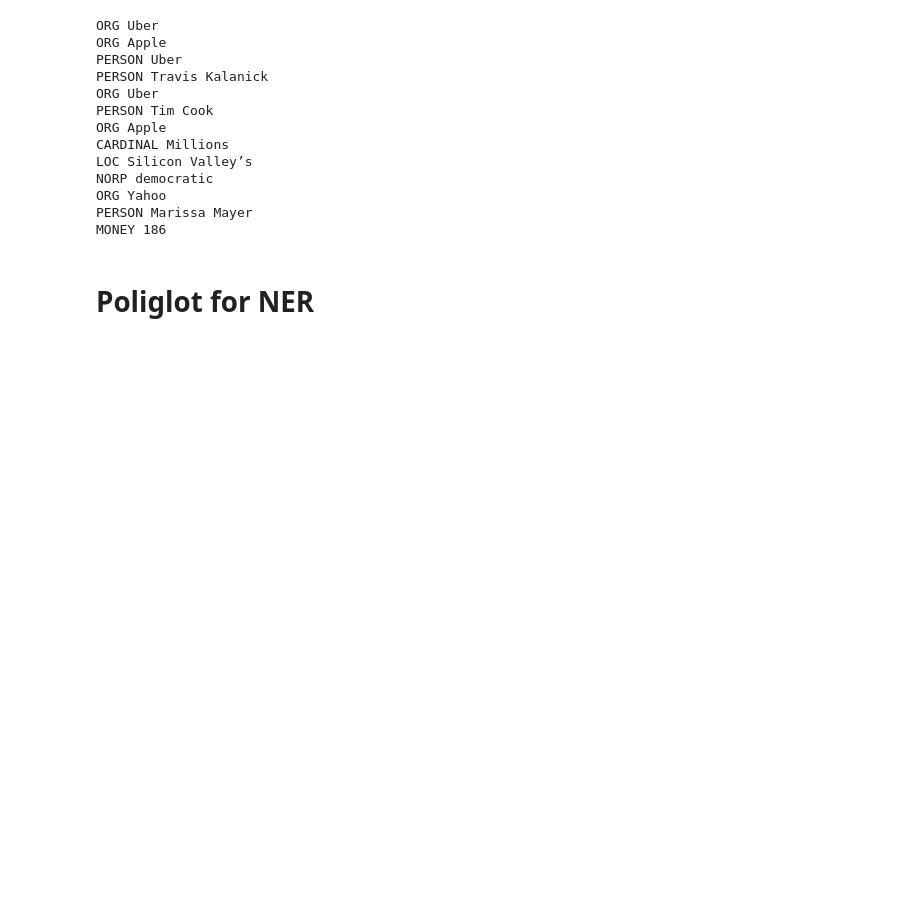
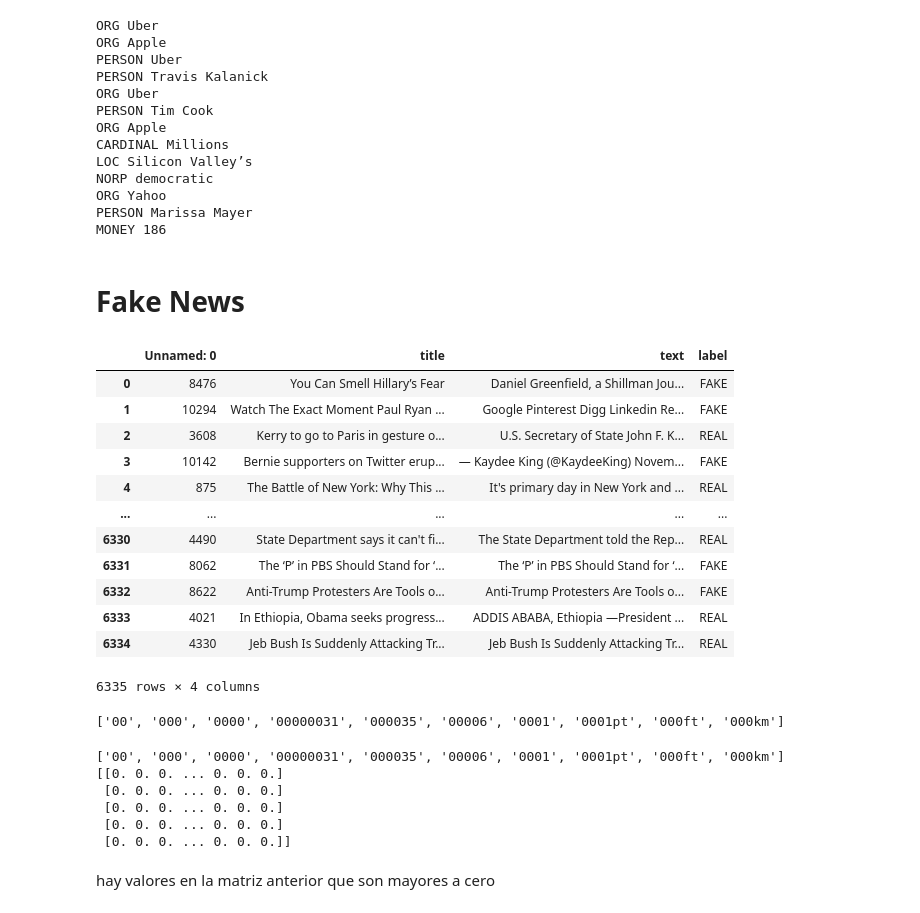
Before and after one commit to martinnss/Micro_Projects, a Jupyter notebook: apuntes datacamp/models/NLP.ipynb, the cells around one changed output. Saved outputs shown, nothing was run; the diff lists cells and outputs as text; code cells hidden in the pictures; blank space fills up the shorter version.

```diff
--- a/apuntes datacamp/models/NLP.ipynb
+++ b/apuntes datacamp/models/NLP.ipynb
@@ -423,5 +423,76 @@ NORP democratic
 ORG Yahoo
 PERSON Marissa Mayer
 MONEY 186
-# %% [markdown]
-# Poliglot for NER
+# %% [markdown]
+# Fake News
+# %%
+import pandas as pd
+
+df=pd.read_csv(r"G:\Mi unidad\Universidad\Uni\Data science\Heavy Datasets\fake_or_real_news.csv")
+df
+# %% [output]
+|  | Unnamed: 0 | title | text | label |
+| 0 | 8476 | You Can Smell Hillary’s Fear | Daniel Greenfield, a Shillman Jou... | FAKE |
+| 1 | 10294 | Watch The Exact Moment Paul Ryan ... | Google Pinterest Digg Linkedin Re... | FAKE |
+| 2 | 3608 | Kerry to go to Paris in gesture o... | U.S. Secretary of State John F. K... | REAL |
+| 3 | 10142 | Bernie supporters on Twitter erup... | — Kaydee King (@KaydeeKing) Novem... | FAKE |
+| 4 | 875 | The Battle of New York: Why This ... | It's primary day in New York and ... | REAL |
+| ... | ... | ... | ... | ... |
+| 6330 | 4490 | State Department says it can't fi... | The State Department told the Rep... | REAL |
+| 6331 | 8062 | The ‘P’ in PBS Should Stand for ‘... | The ‘P’ in PBS Should Stand for ‘... | FAKE |
+| 6332 | 8622 | Anti-Trump Protesters Are Tools o... | Anti-Trump Protesters Are Tools o... | FAKE |
+| 6333 | 4021 | In Ethiopia, Obama seeks progress... | ADDIS ABABA, Ethiopia —President ... | REAL |
+| 6334 | 4330 | Jeb Bush Is Suddenly Attacking Tr... | Jeb Bush Is Suddenly Attacking Tr... | REAL |
+6335 rows × 4 columns
+# %%
+# Import the necessary modules
+from sklearn.feature_extraction.text import CountVectorizer
+from sklearn.model_selection import train_test_split
+
+
+# Create a series to store the labels: y
+y = df.label
+
+# Create training and test sets
+X_train, X_test, y_train, y_test = train_test_split(df['text'],y, test_size=0.33, random_state=53)
+
+# Initialize a CountVectorizer object: count_vectorizer
+count_vectorizer = CountVectorizer(stop_words="english")
+
+# Transform the training data using only the 'text' column values: count_train
+count_train = count_vectorizer.fit_transform(X_train)
+
+# Transform the test data using only the 'text' column values: count_test
+count_test = count_vectorizer.transform(X_test)
+
+# Print the first 10 features of the count_vectorizer
+print(count_vectorizer.get_feature_names()[:10])
+# %% [output]
+['00', '000', '0000', '00000031', '000035', '00006', '0001', '0001pt', '000ft', '000km']
+# %%
+# Import TfidfVectorizer
+from sklearn.feature_extraction.text import TfidfVectorizer
+
+# Initialize a TfidfVectorizer object: tfidf_vectorizer
+tfidf_vectorizer = TfidfVectorizer(stop_words='english', max_df=0.7)
+
+# Transform the training data: tfidf_train
+tfidf_train = tfidf_vectorizer.fit_transform(X_train)
+
+# Transform the test data: tfidf_test
+tfidf_test = tfidf_vectorizer.transform(X_test)
+
+# Print the first 10 features
+print(tfidf_vectorizer.get_feature_names()[:10])
+
+# Print the first 5 vectors of the tfidf training data
+print(tfidf_train.A[:5])
+# %% [output]
+['00', '000', '0000', '00000031', '000035', '00006', '0001', '0001pt', '000ft', '000km']
+[[0. 0. 0. ... 0. 0. 0.]
+ [0. 0. 0. ... 0. 0. 0.]
+ [0. 0. 0. ... 0. 0. 0.]
+ [0. 0. 0. ... 0. 0. 0.]
+ [0. 0. 0. ... 0. 0. 0.]]
+# %% [markdown]
+hay valores en la matriz anterior que son mayores a cero
```
Also changed, not shown: parts of 10 cells of this notebook, 1 other file.
